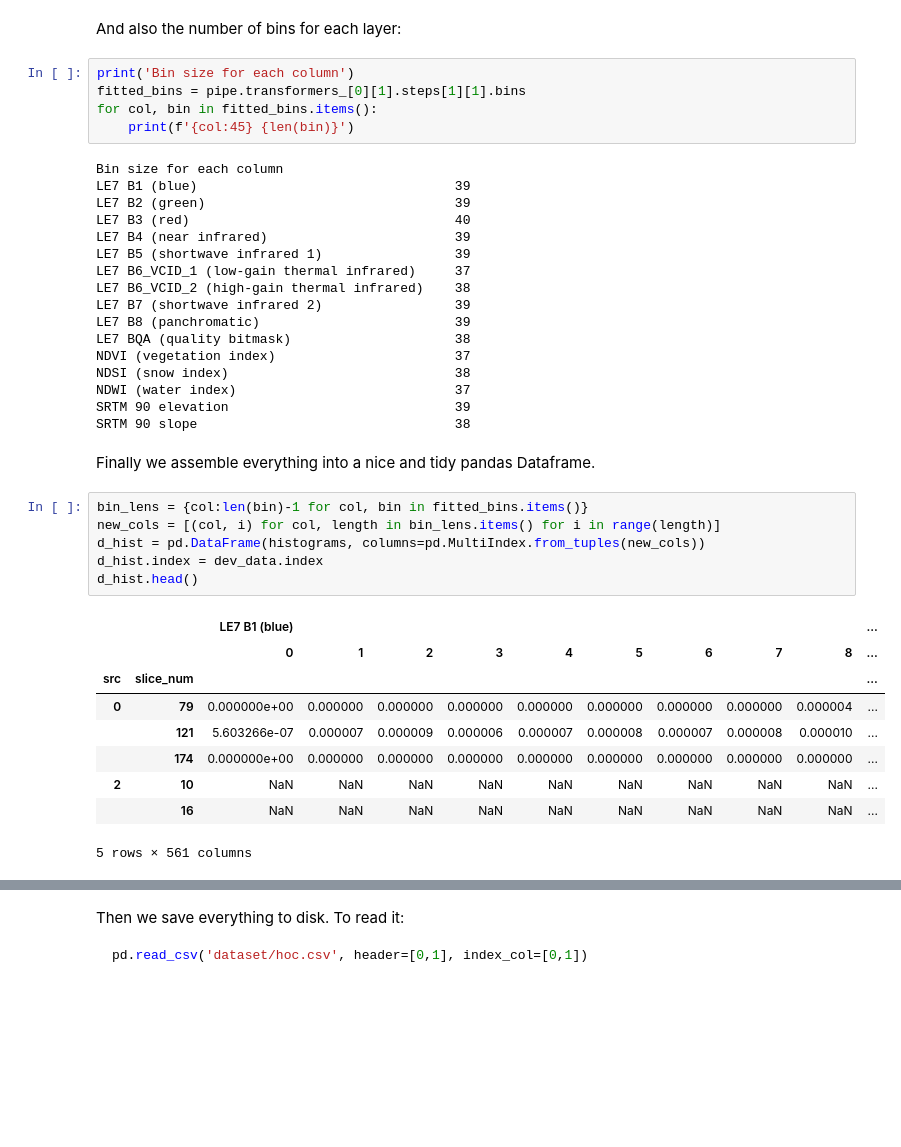
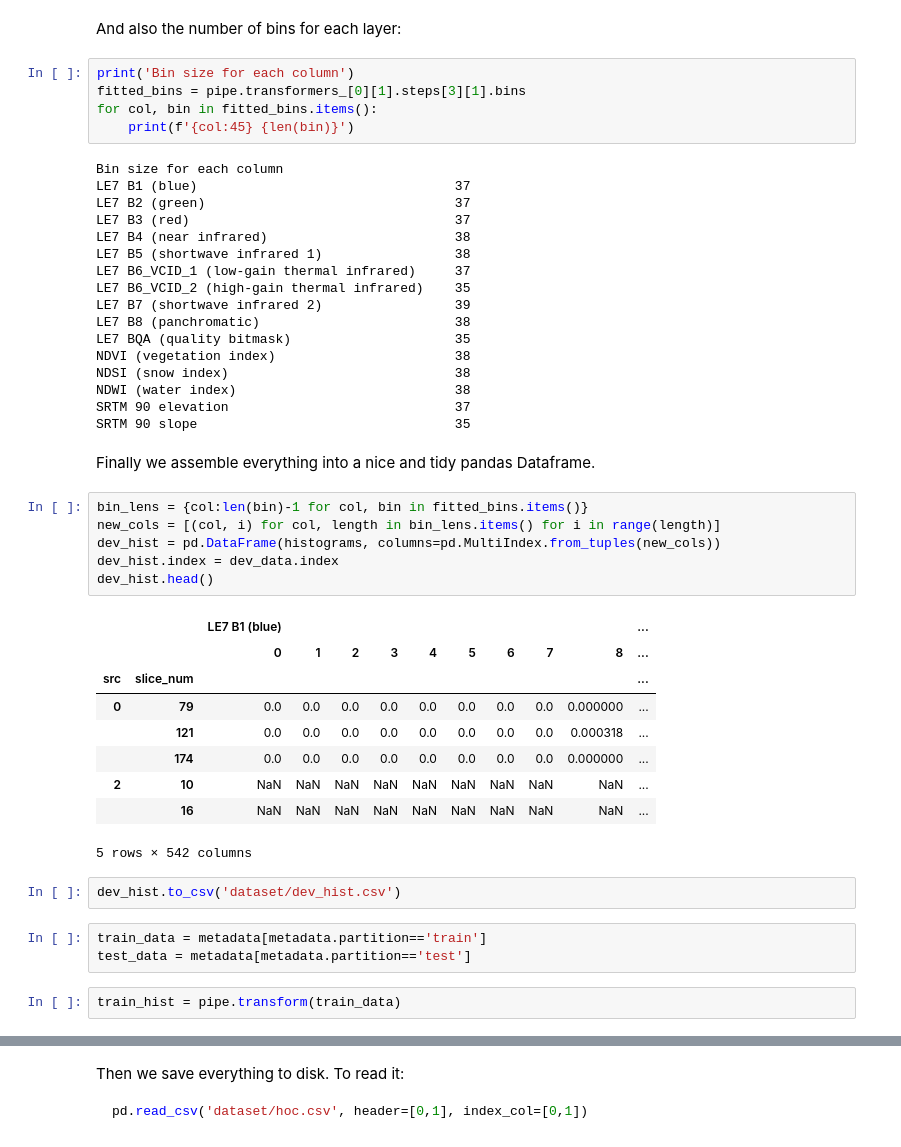
Before and after one commit to jonasbarth/fds-2022-final-project, a Jupyter notebook: hoc.ipynb, the cells around one changed output, grey strips where cells are left out. Drawn from its saved outputs; the diff is of its cells as text; blank space fills up the shorter version.

```diff
--- a/hoc.ipynb
+++ b/hoc.ipynb
@@ -63,41 +84,48 @@ pipe.named_transformers_['pipeline'].named_steps['colorhistogram'].bins
 And also the number of bins for each layer:
 # %%
 print('Bin size for each column')
-fitted_bins = pipe.transformers_[0][1].steps[1][1].bins
+fitted_bins = pipe.transformers_[0][1].steps[3][1].bins
 for col, bin in fitted_bins.items():
     print(f'{col:45} {len(bin)}')
 # %% [output]
 Bin size for each column
-LE7 B1 (blue)                                 39
-LE7 B2 (green)                                39
-LE7 B3 (red)                                  40
-LE7 B4 (near infrared)                        39
-LE7 B5 (shortwave infrared 1)                 39
+LE7 B1 (blue)                                 37
+LE7 B2 (green)                                37
+LE7 B3 (red)                                  37
+LE7 B4 (near infrared)                        38
+LE7 B5 (shortwave infrared 1)                 38
 LE7 B6_VCID_1 (low-gain thermal infrared)     37
-LE7 B6_VCID_2 (high-gain thermal infrared)    38
+LE7 B6_VCID_2 (high-gain thermal infrared)    35
 LE7 B7 (shortwave infrared 2)                 39
-LE7 B8 (panchromatic)                         39
-LE7 BQA (quality bitmask)                     38
-NDVI (vegetation index)                       37
+LE7 B8 (panchromatic)                         38
+LE7 BQA (quality bitmask)                     35
+NDVI (vegetation index)                       38
 NDSI (snow index)                             38
-NDWI (water index)                            37
-SRTM 90 elevation                             39
-SRTM 90 slope                                 38
+NDWI (water index)                            38
+SRTM 90 elevation                             37
+SRTM 90 slope                                 35
 # %% [markdown]
 Finally we assemble everything into a nice and tidy pandas Dataframe.
 # %%
 bin_lens = {col:len(bin)-1 for col, bin in fitted_bins.items()}
 new_cols = [(col, i) for col, length in bin_lens.items() for i in range(length)]
-d_hist = pd.DataFrame(histograms, columns=pd.MultiIndex.from_tuples(new_cols))
-d_hist.index = dev_data.index
-d_hist.head()
+dev_hist = pd.DataFrame(histograms, columns=pd.MultiIndex.from_tuples(new_cols))
+dev_hist.index = dev_data.index
+dev_hist.head()
 # %% [output]
 |  |  | LE7 B1 (blue) |  |  |  |  |  |  |  |  | ... |
 |  |  | 0 | 1 | 2 | 3 | 4 | 5 | 6 | 7 | 8 | ... |
 | src | slice_num |  |  |  |  |  |  |  |  |  | ... |
-| 0 | 79 | 0.000000e+00 | 0.000000 | 0.000000 | 0.000000 | 0.000000 | 0.000000 | 0.000000 | 0.000000 | 0.000004 | ... |
-|  | 121 | 5.603266e-07 | 0.000007 | 0.000009 | 0.000006 | 0.000007 | 0.000008 | 0.000007 | 0.000008 | 0.000010 | ... |
-|  | 174 | 0.000000e+00 | 0.000000 | 0.000000 | 0.000000 | 0.000000 | 0.000000 | 0.000000 | 0.000000 | 0.000000 | ... |
+| 0 | 79 | 0.0 | 0.0 | 0.0 | 0.0 | 0.0 | 0.0 | 0.0 | 0.0 | 0.000000 | ... |
+|  | 121 | 0.0 | 0.0 | 0.0 | 0.0 | 0.0 | 0.0 | 0.0 | 0.0 | 0.000318 | ... |
+|  | 174 | 0.0 | 0.0 | 0.0 | 0.0 | 0.0 | 0.0 | 0.0 | 0.0 | 0.000000 | ... |
 | 2 | 10 | NaN | NaN | NaN | NaN | NaN | NaN | NaN | NaN | NaN | ... |
 |  | 16 | NaN | NaN | NaN | NaN | NaN | NaN | NaN | NaN | NaN | ... |
-5 rows × 561 columns
+5 rows × 542 columns
+# %%
+dev_hist.to_csv('dataset/dev_hist.csv')
+# %%
+train_data = metadata[metadata.partition=='train']
+test_data = metadata[metadata.partition=='test']
+# %%
+train_hist = pipe.transform(train_data)
```
Also changed, not shown: parts of 15 cells of this notebook.
